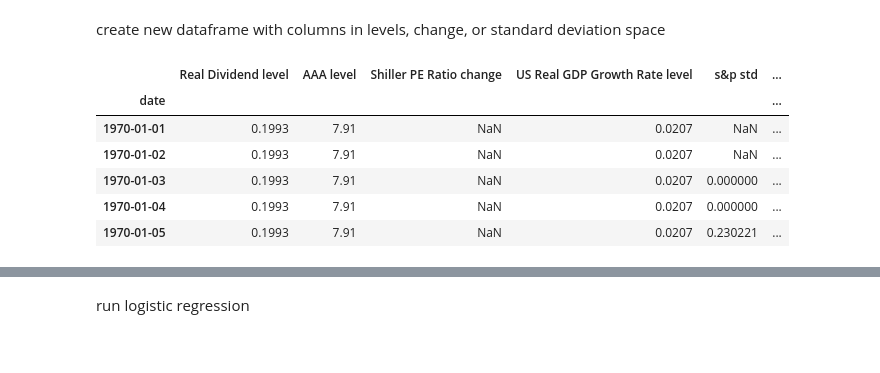
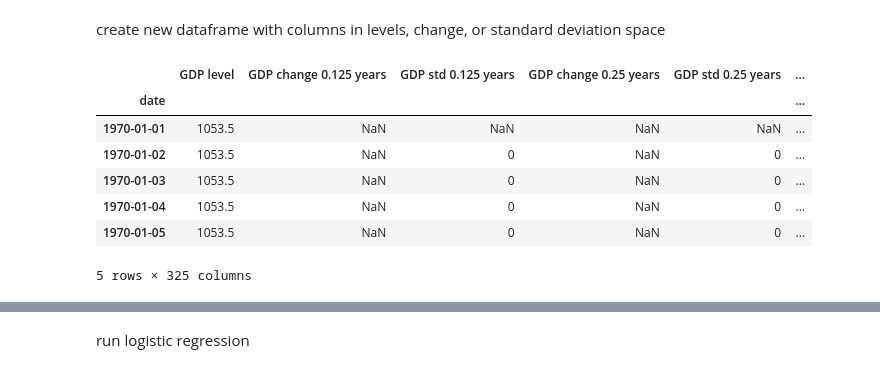
Before and after one commit to rhouck/bubble, a Jupyter notebook: notes/Model Construction.ipynb, the cells around one changed output, grey strips where cells are left out. Cells and saved outputs as stored; diff of their text form; code cells hidden in the pictures.

```diff
--- a/notes/Model Construction.ipynb
+++ b/notes/Model Construction.ipynb
@@ -135,40 +165,23 @@ def std_space(s):
-# %%
-# select features the and the type of transformation
-# l - level, c - change, s - standard deviation
-cols = {
-    'US Real GDP Growth Rate':        ['l',],
-    '12 month EPS':                   ['l', 'c', 's'],
-    's&p':                            ['s'],
-    'Shiller PE Ratio':               ['c'],
-    'Real Dividend':                  ['l'],
-    'US Real GDP Growth Rate':        ['l'],
-    'US Inflation Rate':              ['l'],
-    'AAA':                            ['l'],
-    'DTB3':                           ['l'],
-    'GFDEGDQ188S':                    ['l'],
-    '10 Year Treasury Rate':          ['c'],
-    'Surplus or Deficit(-) Percent':  ['l'],
-    'US Employment Population Ratio': ['c'],
-    'US Real GDP Growth Rate':        ['l'],
-    'US Long Term Unemployment Rate': ['l'],
-}
-features = pd.DataFrame()
-for c in cols.items():
-    for t in c[1]:
-        if t == 'l':
-            features['{0} level'.format(c[0])] = ag[c[0]]
-        if t == 'c':
-            features['{0} change'.format(c[0])] = change_space(ag[c[0]])
-        if t == 's':
-            features['{0} std'.format(c[0])] = std_space(ag[c[0]])
-features.head()
-# %% [output]
-|  | Real Dividend level | AAA level | Shiller PE Ratio change | US Real GDP Growth Rate level | s&p std | ... |
-| date |  |  |  |  |  | ... |
-| 1970-01-01 | 0.1993 | 7.91 | NaN | 0.0207 | NaN | ... |
-| 1970-01-02 | 0.1993 | 7.91 | NaN | 0.0207 | NaN | ... |
-| 1970-01-03 | 0.1993 | 7.91 | NaN | 0.0207 | 0.000000 | ... |
-| 1970-01-04 | 0.1993 | 7.91 | NaN | 0.0207 | 0.000000 | ... |
-| 1970-01-05 | 0.1993 | 7.91 | NaN | 0.0207 | 0.230221 | ... |
+# %%
+# build features using every available column and transformation
+# skip column if doesn't have data available at start date
+start = datetime.datetime(1970, 1, 1)
+features = pd.DataFrame()
+for c in ag.columns:
+    if not pd.isnull(ag.ix[ag.index == start][c].values[0]):
+        features['{0} level'.format(c)] = ag[c]
+        for y in (.125, .25, .5, 1, 2, 5,):
+            features['{0} change {1} years'.format(c, y)] = change_space(ag[c], y)
+            features['{0} std {1} years'.format(c, y)] = std_space(ag[c], y)
+features.head()
+# %% [output]
+|  | GDP level | GDP change 0.125 years | GDP std 0.125 years | GDP change 0.25 years | GDP std 0.25 years | ... |
+| date |  |  |  |  |  | ... |
+| 1970-01-01 | 1053.5 | NaN | NaN | NaN | NaN | ... |
+| 1970-01-02 | 1053.5 | NaN | 0 | NaN | 0 | ... |
+| 1970-01-03 | 1053.5 | NaN | 0 | NaN | 0 | ... |
+| 1970-01-04 | 1053.5 | NaN | 0 | NaN | 0 | ... |
+| 1970-01-05 | 1053.5 | NaN | 0 | NaN | 0 | ... |
+5 rows × 325 columns
 # %%
 # time series score
```
Also changed, not shown: parts of 15 cells of this notebook.
